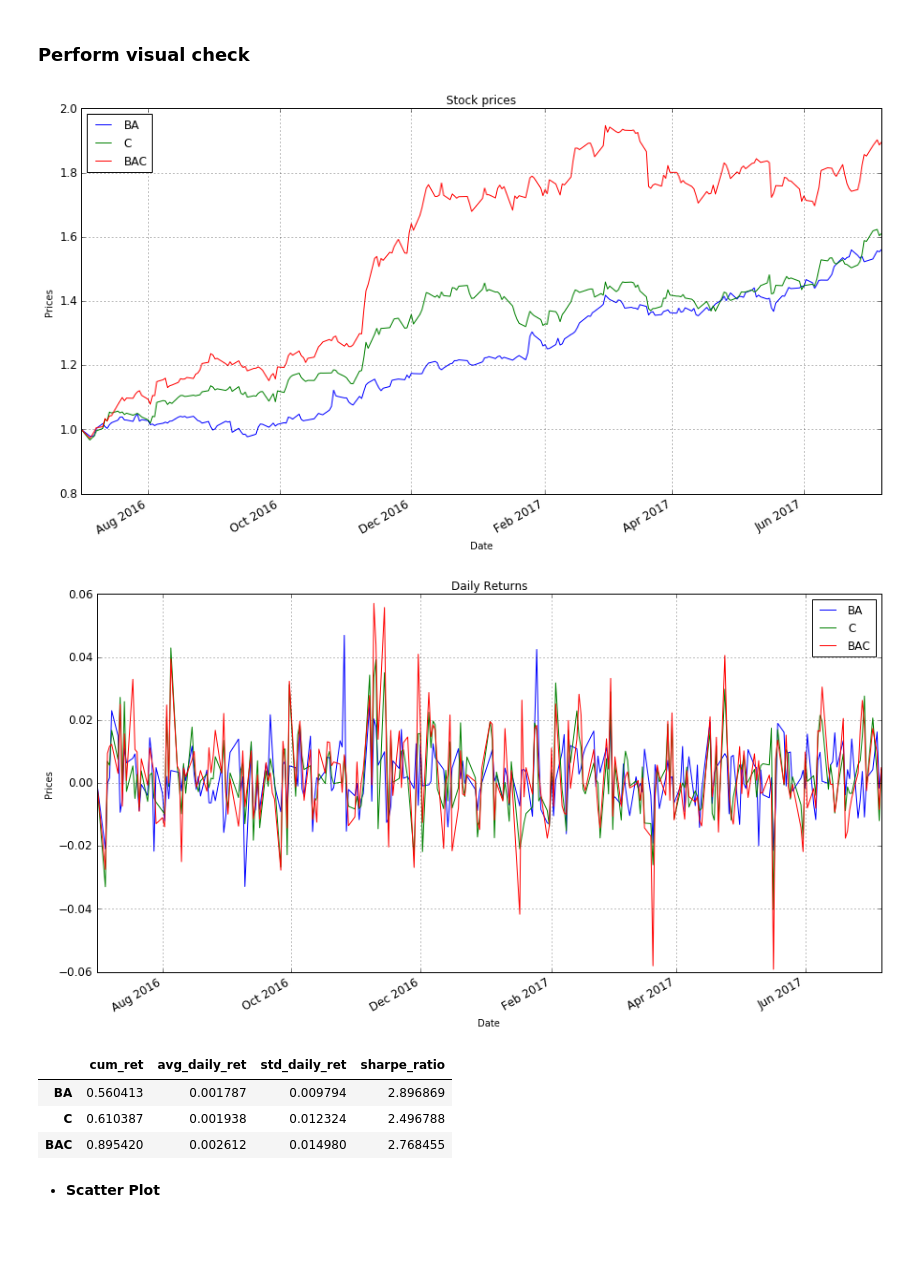
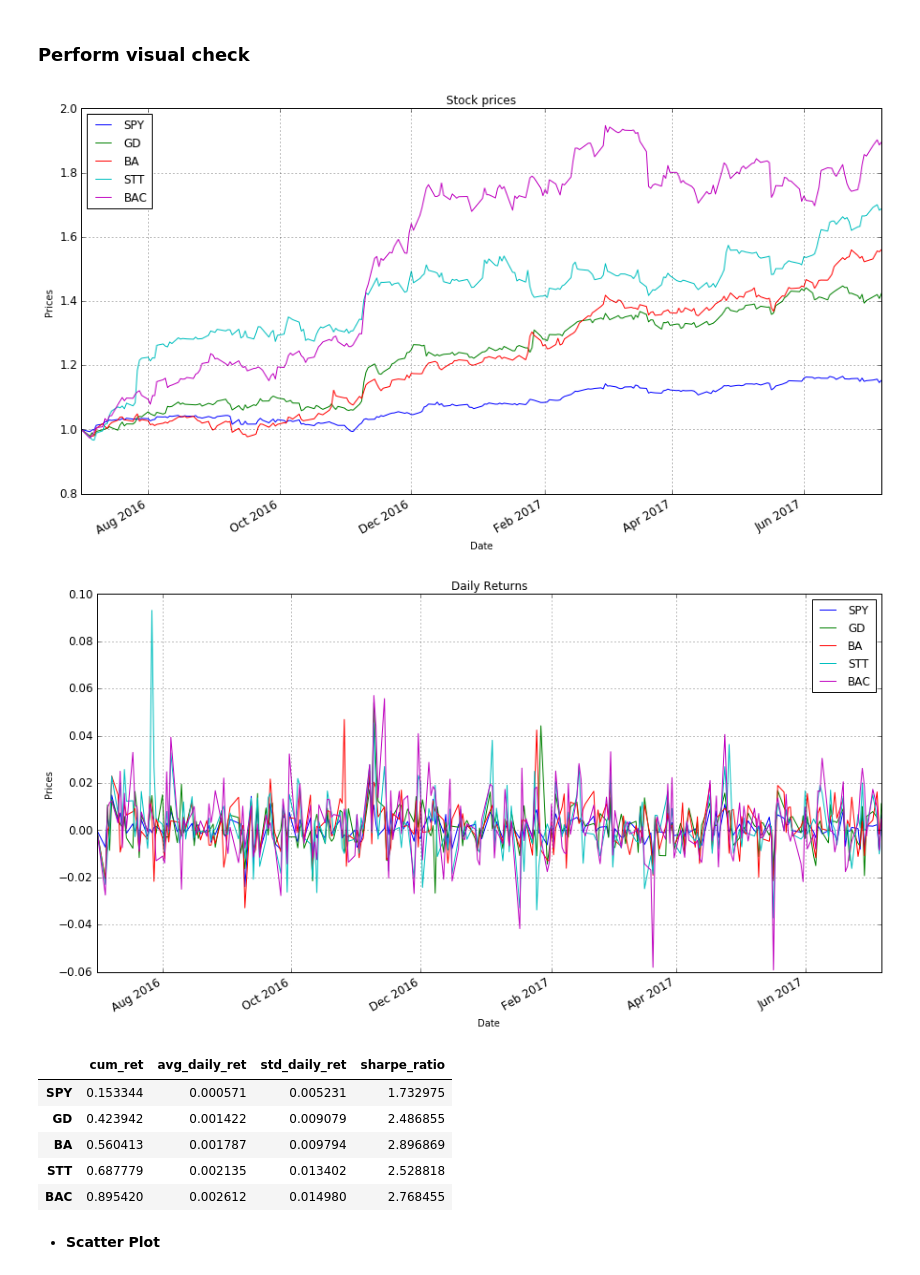
Before and after one commit to Carmine977/analyze-stock-data, a Jupyter notebook: market-analysis.ipynb, the cells around one changed output. Cells and saved outputs as stored; diff of their text form; code cells hidden in the pictures; blank space fills up the shorter version.

```diff
--- a/market-analysis.ipynb
+++ b/market-analysis.ipynb
@@ -93,29 +92,29 @@ Focusing on average daily returns and volatility let's define an elliptical clus
 fig,ax = plt.subplots(figsize=(12,8))
 
 # define elliptical cluster
-g_ell_center = (0.0018, 0.011)
-g_ell_width = 0.004
-g_ell_height = 0.0008
-angle = 80.
+g_ell_center = (0.0112, 0.0019)
+g_ell_width = 0.008
+g_ell_height = 0.0007
+angle = 11.
 
 g_ellipse = patches.Ellipse(g_ell_center, g_ell_width, g_ell_height, angle=angle, fill=False, edgecolor='green', linewidth=2)
 ax.add_patch(g_ellipse)
 
-colors_array = ticks_in_cluster(avg_daily_ret, std_daily_ret,
+colors_array = ticks_in_cluster(std_daily_ret, avg_daily_ret,
                                 g_ell_center, g_ell_width, g_ell_height, angle)
 
-ax.scatter(avg_daily_ret,std_daily_ret,c=colors_array,linewidths=0.3)
+ax.scatter(std_daily_ret, avg_daily_ret, c=colors_array, linewidths=0.3)
 
 # plot ticker names
 tick_all = df.columns.tolist()
 for i, txt in enumerate(tick_all):
-    ax.annotate(txt, (avg_daily_ret[i], std_daily_ret[i]))
+    ax.annotate(txt, (std_daily_ret[i], avg_daily_ret[i]))
 
 plt.title('AVG daily returns vs STD daily returns')
-plt.xlabel('avg_daily_ret')
-plt.ylabel('std_daily_ret')
-plt.xlim((-0.002, 0.003))
-plt.ylim((0.005, 0.016))
+plt.xlabel('Risk')
+plt.ylabel('Return')
+plt.xlim((0.005, 0.02))
+plt.ylim((-0.001, 0.0032))
 plt.grid()
 plt.show()
 
@@ -125,5 +124,5 @@ tick_sel = [tick_all[i] for i in ix]
 df_sel = df[tick_sel]
 print len(ix), "stocks selected:"
 print tick_sel,
-stat.ix[tick_sel].sort_values(['cum_ret'], ascending=False)
+stat.ix[tick_sel].sort_values(['sharpe_ratio'], ascending=False)
 # %% [output]
@@ -151,16 +150,18 @@ stat.ix[tick_sel].sort_values(['cum_ret'], ascending=False)
 ### Perform visual check
 # %%
 stock = tick_sel
-stock = ['BA','C','BAC']
+stock = ['SPY','GD','BA','STT','BAC']
 plot_data(df_n[stock])
 plot_data(daily_returns[stock], title="Daily Returns")
 stat.ix[stock]
 # %% [output]
-[figure, old version]
+[figure, new version]
-[figure, old version]
+[figure, new version]
 |  | cum_ret | avg_daily_ret | std_daily_ret | sharpe_ratio |
+| SPY | 0.153344 | 0.000571 | 0.005231 | 1.732975 |
+| GD | 0.423942 | 0.001422 | 0.009079 | 2.486855 |
 | BA | 0.560413 | 0.001787 | 0.009794 | 2.896869 |
-| C | 0.610387 | 0.001938 | 0.012324 | 2.496788 |
+| STT | 0.687779 | 0.002135 | 0.013402 | 2.528818 |
 | BAC | 0.895420 | 0.002612 | 0.014980 | 2.768455 |
 # %% [markdown]
 * **Scatter Plot**
```
Also changed, not shown: parts of 5 cells of this notebook, 3 other files.
